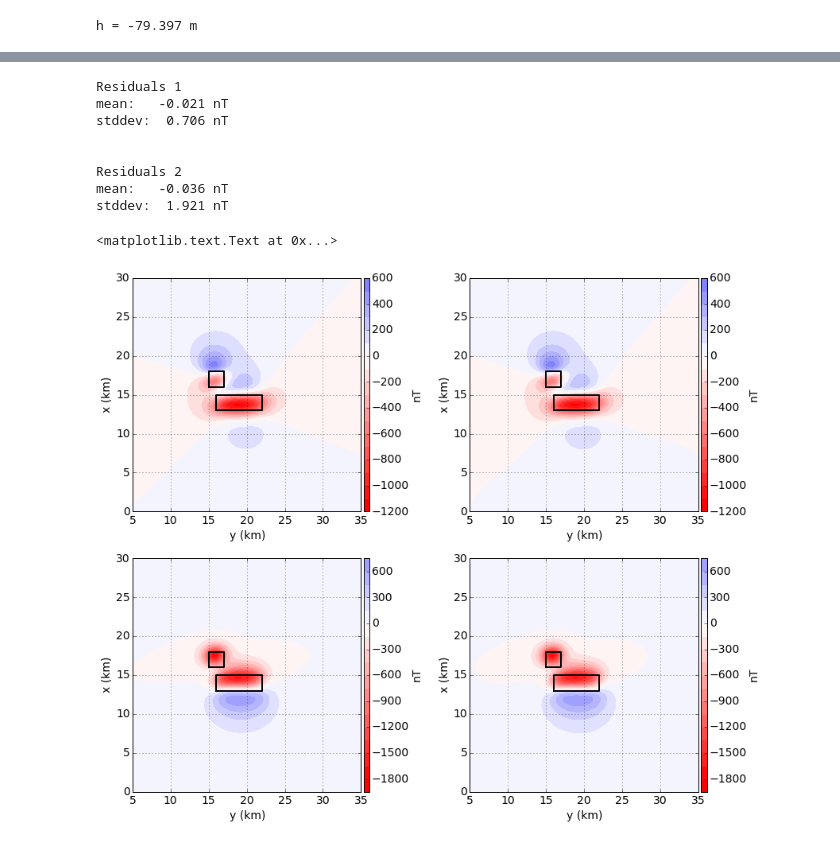
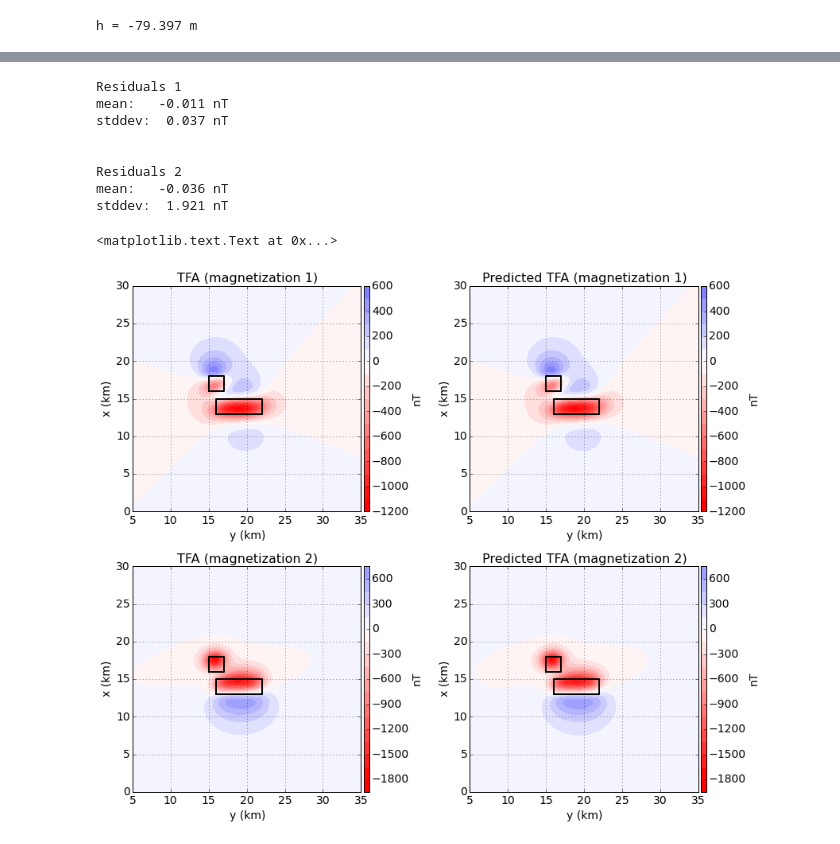
Before and after one commit to mtoqeerpk/Magnetic-amplitude, a Jupyter notebook: notebooks/magnetic_amplitude.ipynb, the cells around one changed output, grey strips where cells are left out. Cells and saved outputs as stored; diff of their text form; code cells hidden in the pictures.

```diff
--- a/notebooks/magnetic_amplitude.ipynb
+++ b/notebooks/magnetic_amplitude.ipynb
@@ -140,10 +141,10 @@ Surface containing the calculated amplitude of the anomalous magnetic field.
 Bx = [] # x component of the magnetic induction
 By = [] # y component of the magnetic induction
 Bz = [] # z component of the magnetic induction
-Amp = [] # amplitude of the anomalous magnetic field
+AMF = [] # amplitude of the anomalous magnetic field
 for i in range(len(ms)):
     Bx.append(prism.bx(xp,yp,zp,models[i]))
     By.append(prism.by(xp,yp,zp,models[i]))
     Bz.append(prism.bz(xp,yp,zp,models[i]))
-    Amp.append(np.sqrt(Bx[i]**2 + By[i]**2 + Bz[i]**2))
+    AMF.append(np.sqrt(Bx[i]**2 + By[i]**2 + Bz[i]**2))
 # %%
@@ -305,8 +322,5 @@ h = -79.397 m
 # %%
-#misfits = [EQLTotalField(xp, yp, zp, TFA[0], inc, dec, layers[0], sinc=incs[0], sdec=decs[0]),
-#           EQLTotalField(xp, yp, zp, TFA[1], inc, dec, layers[1], sinc=incs[1], sdec=decs[1])]
-
-misfits = [EQLTotalField(xp, yp, zp, TFA[0], inc, dec, layers[0], sinc=inc, sdec=dec),
+misfits = [EQLTotalField(xp, yp, zp, TFA[0], inc, dec, layers[0], sinc=incs[0], sdec=decs[0]),
            EQLTotalField(xp, yp, zp, TFA[1], inc, dec, layers[1], sinc=inc, sdec=dec)]
 # %%
 regul = Damping(layers[0].size)
@@ -332,19 +343,22 @@ print "mean:   %6.3f nT" % residuals[1].mean()
 print "stddev: %6.3f nT" % residuals[1].std()
 # %% [output]
 Residuals 1
-mean:   -0.021 nT
-stddev:  0.706 nT
+mean:   -0.011 nT
+stddev:  0.037 nT
 
 
 Residuals 2
 mean:   -0.036 nT
 stddev:  1.921 nT
 # %%
+titlesize=16
+
 mpl.figure(figsize=(12, 10), tight_layout=True)
 mpl.axis('scaled')
 
 mpl.subplot(2,2,1)
 ranges = np.abs([TFA[0].max(), TFA[0].min()]).max()
+mpl.title('TFA (magnetization 1)', fontsize=titlesize)
 mpl.contourf(yp, xp, TFA[0], shape, 20, cmap=mpl.cm.bwr_r,
             vmin=-ranges, vmax=ranges)
 mpl.colorbar(pad=0.01, aspect=40, shrink=1.0).set_label('nT')
@@ -357,6 +371,7 @@ mpl.ylabel('x (km)')
 
 mpl.subplot(2,2,2)
 ranges = np.abs([solvers[0].predicted().max(), solvers[0].predicted().min()]).max()
+mpl.title('Predicted TFA (magnetization 1)', fontsize=titlesize)
 mpl.contourf(yp, xp, solvers[0].predicted(), shape, 20, cmap=mpl.cm.bwr_r,
             vmin=-ranges, vmax=ranges)
 mpl.colorbar(pad=0.01, aspect=40, shrink=1.0).set_label('nT')
@@ -365,32 +380,34 @@ for i, sq in enumerate(model_projection):
 mpl.m2km()
 mpl.grid()
 mpl.xlabel('y (km)')
 mpl.ylabel('x (km)')
 
 mpl.subplot(2,2,3)
 ranges = np.abs([TFA[1].max(), TFA[1].min()]).max()
+mpl.title('TFA (magnetization 2)', fontsize=titlesize)
 mpl.contourf(yp, xp, TFA[1], shape, 20, cmap=mpl.cm.bwr_r,
             vmin=-ranges, vmax=ranges)
 mpl.colorbar(pad=0.01, aspect=40, shrink=1.0).set_label('nT')
 for i, sq in enumerate(model_projection):
     mpl.square(sq, linewidth=2.0, xy2ne=True)
 mpl.m2km()
 mpl.grid()
 mpl.xlabel('y (km)')
 mpl.ylabel('x (km)')
 
 mpl.subplot(2,2,4)
 ranges = np.abs([solvers[1].predicted().max(), solvers[1].predicted().min()]).max()
+mpl.title('Predicted TFA (magnetization 2)', fontsize=titlesize)
 mpl.contourf(yp, xp, solvers[1].predicted(), shape, 20, cmap=mpl.cm.bwr_r,
             vmin=-ranges, vmax=ranges)
 mpl.colorbar(pad=0.01, aspect=40, shrink=1.0).set_label('nT')
 for i, sq in enumerate(model_projection):
     mpl.square(sq, linewidth=2.0, xy2ne=True)
 mpl.m2km()
 mpl.grid()
 mpl.xlabel('y (km)')
 mpl.ylabel('x (km)')
 # %% [output]
 <matplotlib.text.Text at 0x...>
-[figure, old version]
+[figure, new version]
 # %% [markdown]
```
Also changed, not shown: parts of 16 cells of this notebook, 1 other file.
